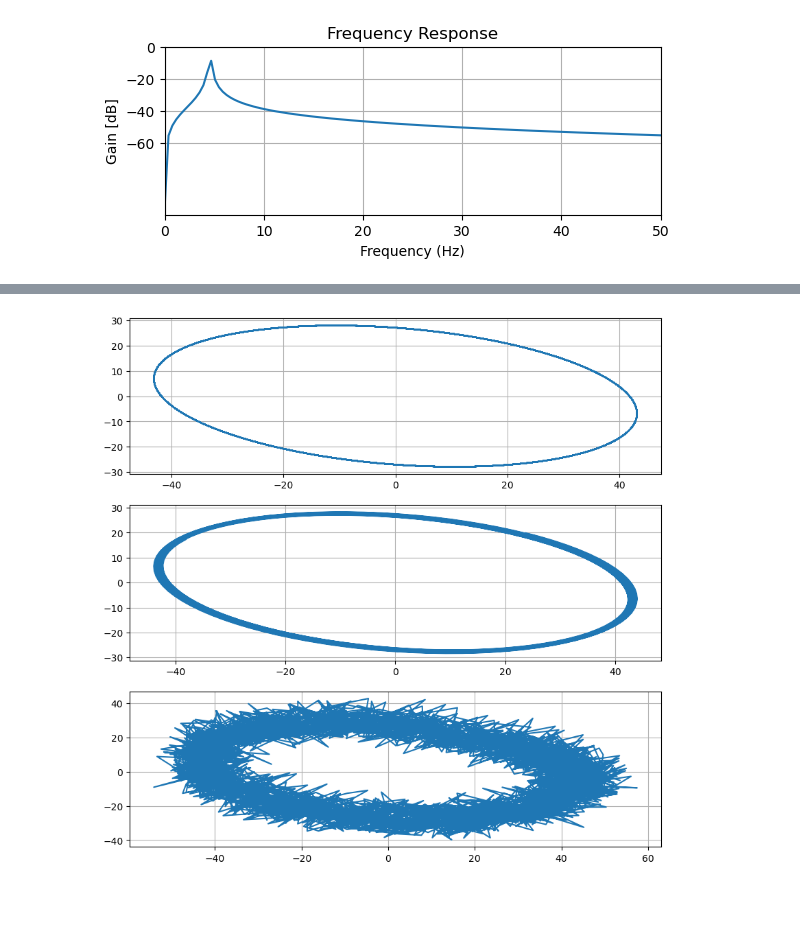
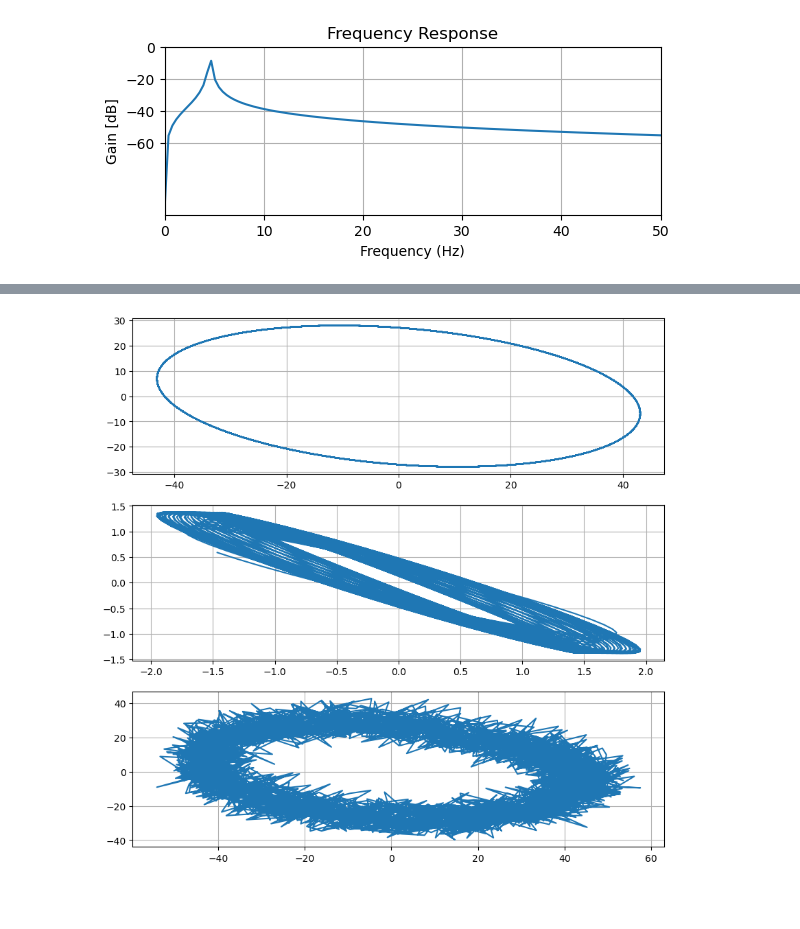
Before and after one commit to mekatronik-achmadi/Predict-CBM, a Jupyter notebook: Vale/TestOlahPy/preliminary_data_analysis/orbital_analysis.ipynb, the cells around one changed output, grey strips where cells are left out. Saved outputs shown, nothing was run; the diff lists cells and outputs as text; code cells hidden in the pictures.

Commit message:
update on data processing

```diff
--- a/Vale/TestOlahPy/preliminary_data_analysis/orbital_analysis.ipynb
+++ b/Vale/TestOlahPy/preliminary_data_analysis/orbital_analysis.ipynb
@@ -31,3 +35,28 @@ db_data
 | 4094 | 4094 | 274.5659 | 10.23728 | 46.847930 | 32.762700 | -22.81225 | ... |
 | 4095 | 4095 | 274.5659 | 10.23978 | 46.859370 | 30.665820 | -23.90853 | ... |
 4096 rows × 31 columns
+# %%
+# create and plot the vibration data
+ugb_1x_time = db_data['UGB – Time – 1X']
+ugb_1x_x = db_data['UGB – Disp – 1X – X']
+ugb_1x_y = db_data['UGB – Disp – 1X – Y']
+
+lgb_1x_time = db_data['LGB – Time – 1X']
+lgb_1x_x = db_data['LGB – Disp – 1X – X']
+lgb_1x_y = db_data['LGB – Disp – 1X – Y']
+
+tgb_1x_time = db_data['TGB – Time – 1X']
+tgb_1x_x = db_data['TGB – Disp – 1X – X']
+tgb_1x_y = db_data['TGB – Disp – 1X – Y']
+
+# plot the orbit of data
+fig = plt.figure(figsize=(10,10))
+ax = fig.add_subplot(111)
+# ax.plot(ugb_ovr_x, ugb_ovr_y)
+ax.plot(ugb_1x_x, ugb_1x_y)
+ax.plot(lgb_1x_x, lgb_1x_y)
+ax.plot(tgb_1x_x, tgb_1x_y)
+ax.set_title("Orbital plot of different load condition at Uppper Guide Bearing")
+plt.grid()
+
+plt.show()
@@ -165,8 +198,8 @@ def bandpass_filter(signal, lowcut, highcut, fs):
 # Example usage
 fs = 400  # Sample rate of the signal
 f0 = ugb_ovr_freq[0]   # Desired frequency to pass
-lowcut = f0 - 0.25  # Lower cutoff frequency
-highcut = f0 + 0.25 # Upper cutoff frequency
+lowcut = 2*f0 - 0.25  # Lower cutoff frequency
+highcut = 2*f0 + 0.25 # Upper cutoff frequency
 
 # Apply bandpass filter
 filtered_signal_x, w, h, delay = bandpass_filter(ugb_ovr_x, lowcut, highcut, fs)
@@ -212,33 +245,33 @@ plt.show()
 # %%
 # extract and analyze the vibration data using orbital analysis
 
-ugb_1x_time = db_data['UGB – Time – 1X'].to_numpy()
-ugb_1x_x = db_data['UGB – Disp – 1X – X'].to_numpy()
-ugb_1x_y = db_data['UGB – Disp – 1X – Y'].to_numpy()
+ugb_1x_time = db_data['UGB – Time – 1X']
+ugb_1x_x = db_data['UGB – Disp – 1X – X']
+ugb_1x_y = db_data['UGB – Disp – 1X – Y']
 
-ugb_ovr_time = db_data['UGB – Time – Overall'].to_numpy()
-ugb_ovr_x = db_data['UGB – Disp – Overall – X'].to_numpy()
-ugb_ovr_y = db_data['UGB – Disp – Overall – Y'].to_numpy()
+ugb_ovr_time = db_data['UGB – Time – Overall']
+ugb_ovr_x = db_data['UGB – Disp – Overall – X']
+ugb_ovr_y = db_data['UGB – Disp – Overall – Y']
 
 # plot the orbit of data
 fig = plt.figure(figsize=(10,10))
 ax = fig.add_subplot(311)
 # ax.plot(ugb_ovr_x, ugb_ovr_y)
 ax.plot(ugb_1x_x, ugb_1x_y)
 plt.grid()
 
 ax2 = fig.add_subplot(312)
 # ax.plot(ugb_ovr_x, ugb_ovr_y)
 ax2.plot(filtered_signal_x[1000:3000], filtered_signal_y[1000:3000])
 plt.grid()
 
 ax3 = fig.add_subplot(313)
 # ax.plot(ugb_ovr_x, ugb_ovr_y)
 ax3.plot(ugb_ovr_x, ugb_ovr_y)
 plt.grid()
 
 plt.show()
 # %% [output]
-[figure, old version]
+[figure, new version]
 # %% [markdown]
 #
```
Also changed, not shown: parts of 5 cells of this notebook.
